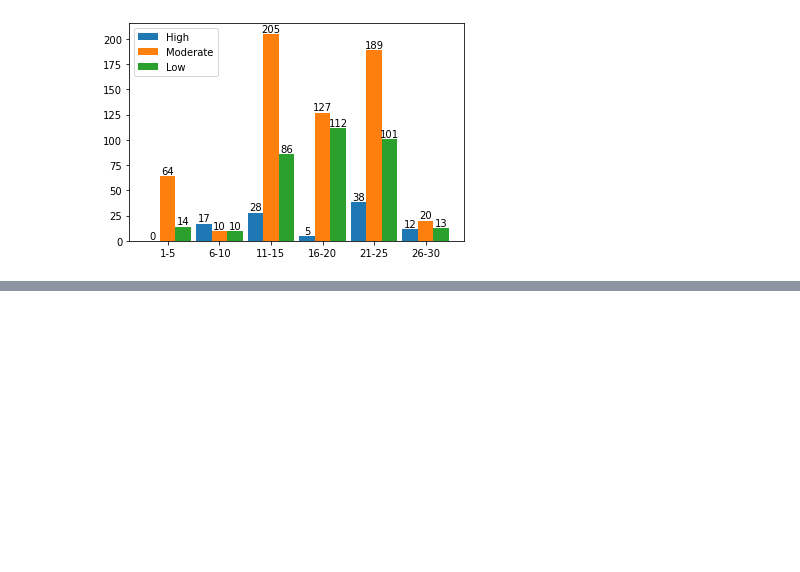
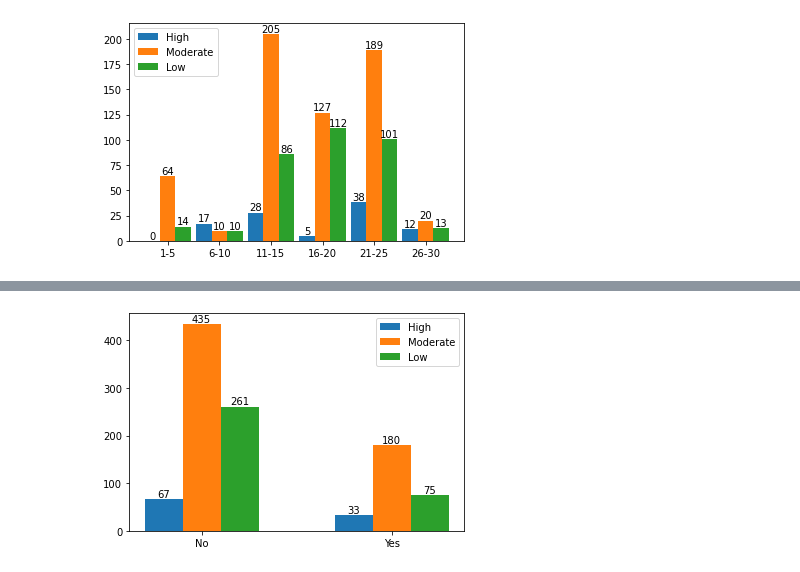
Before and after one commit to TakanashiXny/Introduction-of-DaSE, a Jupyter notebook: final/final_task.ipynb, the cells around one changed output, grey strips where cells are left out. Saved outputs shown, nothing was run; the diff lists cells and outputs as text; code cells hidden in the pictures; blank space fills up the shorter version.

```diff
--- a/final/final_task.ipynb
+++ b/final/final_task.ipynb
@@ -519,0 +636,23 @@ plt.show()
+# %%
+high = [IT_Adapt['No']['High'], IT_Adapt['Yes']['High']]
+moderate = [IT_Adapt['No']['Moderate'], IT_Adapt['Yes']['Moderate']]
+low = [IT_Adapt['No']['Low'], IT_Adapt['Yes']['Low']]
+
+
+count = IT.count()
+width = 0.2
+x = np.arange(count)
+plt.bar(x, high, width=width, label='High')
+for i in range(count):
+    plt.text(x[i], high[i], high[i], va='bottom', ha='center')
+plt.bar(x + width, moderate, width=width, label='Moderate')
+for i in range(count):
+    plt.text(x[i] + width, moderate[i], moderate[i], va='bottom', ha='center')
+plt.bar(x + 2 * width, low, width=width, label='Low')
+for i in range(count):
+    plt.text(x[i] + 2 * width, low[i], low[i], va='bottom', ha='center')
+plt.xticks(x + width, labels=it)
+plt.legend()
+plt.show()
+# %% [output]
+[figure, added]
```
Also changed, not shown: parts of 19 cells of this notebook.
